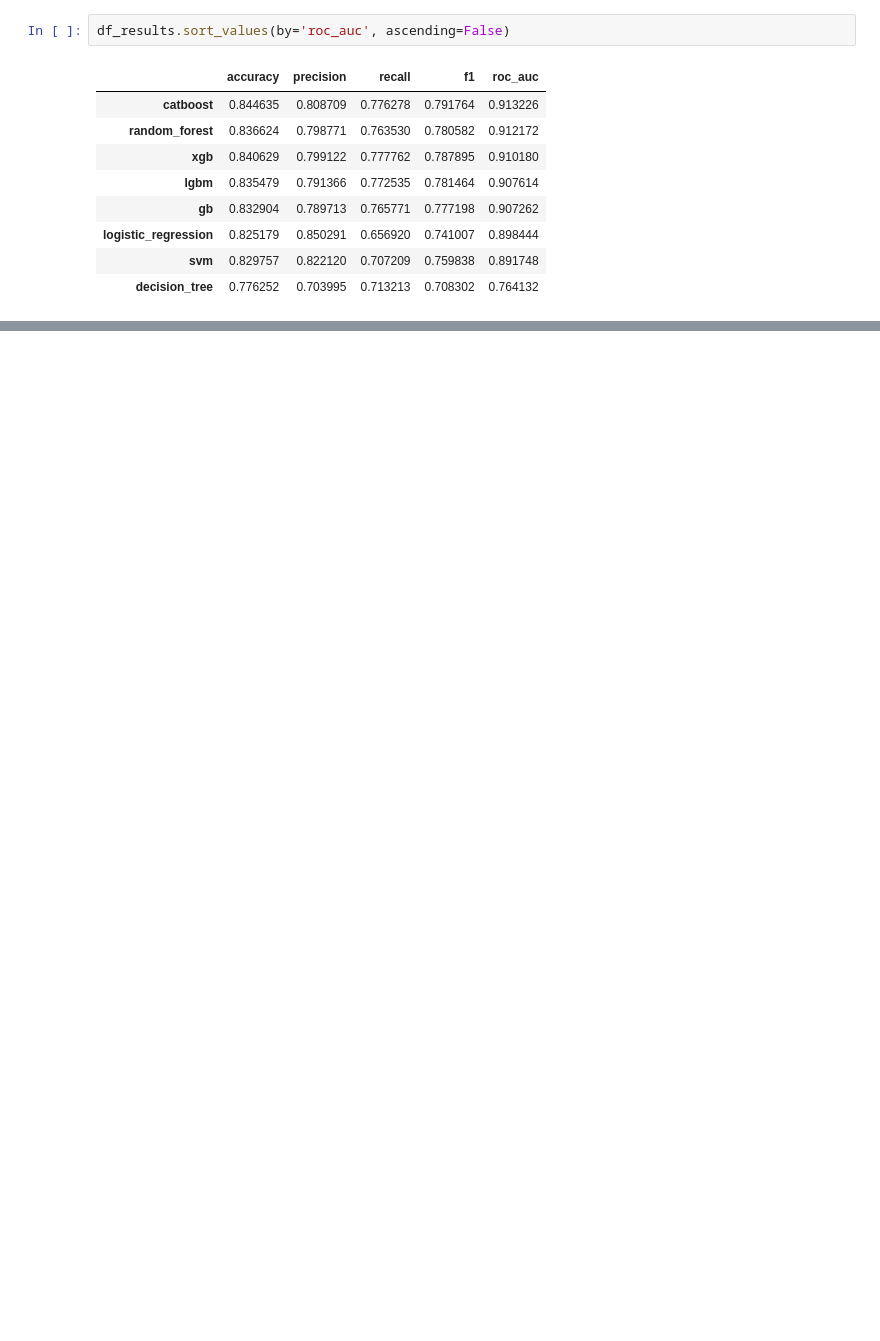
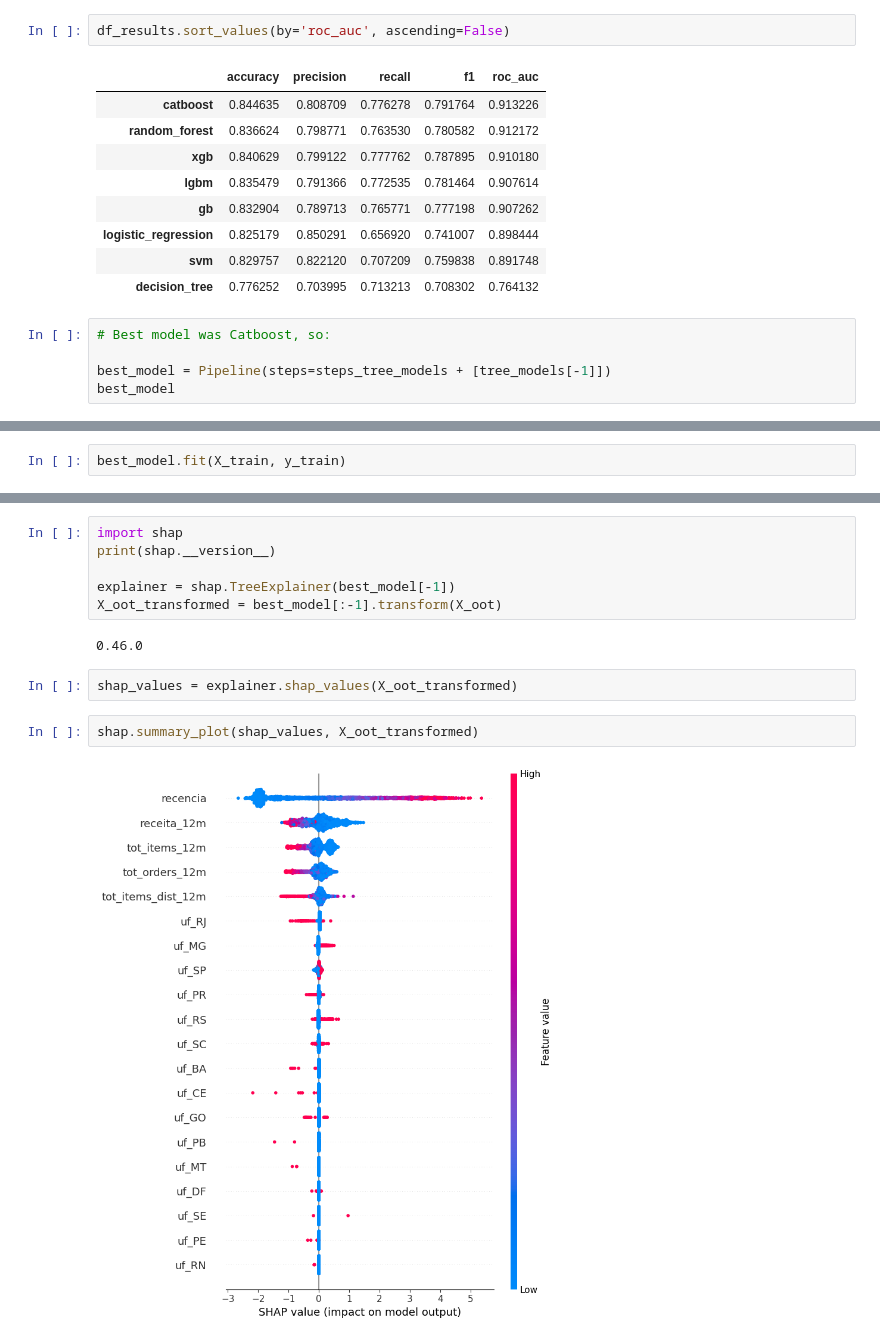
Before and after one commit to DellaCortef/supervised-learning-classification-pipeline, a Jupyter notebook: classification-III/comparing-the-algorithms.ipynb, the cells around one changed output, grey strips where cells are left out. Drawn from its saved outputs; the diff is of its cells as text; blank space fills up the shorter version.

Commit message:
comparing all the models + saving the best model into models folder

```diff
--- a/classification-III/comparing-the-algorithms.ipynb
+++ b/classification-III/comparing-the-algorithms.ipynb
@@ -225,3 +229,8 @@ df_results.sort_values(by='roc_auc', ascending=False)
 | logistic_regression | 0.825179 | 0.850291 | 0.656920 | 0.741007 | 0.898444 |
 | svm | 0.829757 | 0.822120 | 0.707209 | 0.759838 | 0.891748 |
 | decision_tree | 0.776252 | 0.703995 | 0.713213 | 0.708302 | 0.764132 |
+# %%
+# Best model was Catboost, so:
+
+best_model = Pipeline(steps=steps_tree_models + [tree_models[-1]])
+best_model
@@ -227,0 +248,2 @@ df_results.sort_values(by='roc_auc', ascending=False)
+# %%
+best_model.fit(X_train, y_train)
@@ -227,0 +330,14 @@ df_results.sort_values(by='roc_auc', ascending=False)
+# %%
+import shap
+print(shap.__version__)
+
+explainer = shap.TreeExplainer(best_model[-1])
+X_oot_transformed = best_model[:-1].transform(X_oot)
+# %% [output]
+0.46.0
+# %%
+shap_values = explainer.shap_values(X_oot_transformed)
+# %%
+shap.summary_plot(shap_values, X_oot_transformed)
+# %% [output]
+[figure, added]
```
Also changed, not shown: parts of 20 cells of this notebook, 5 other files.
